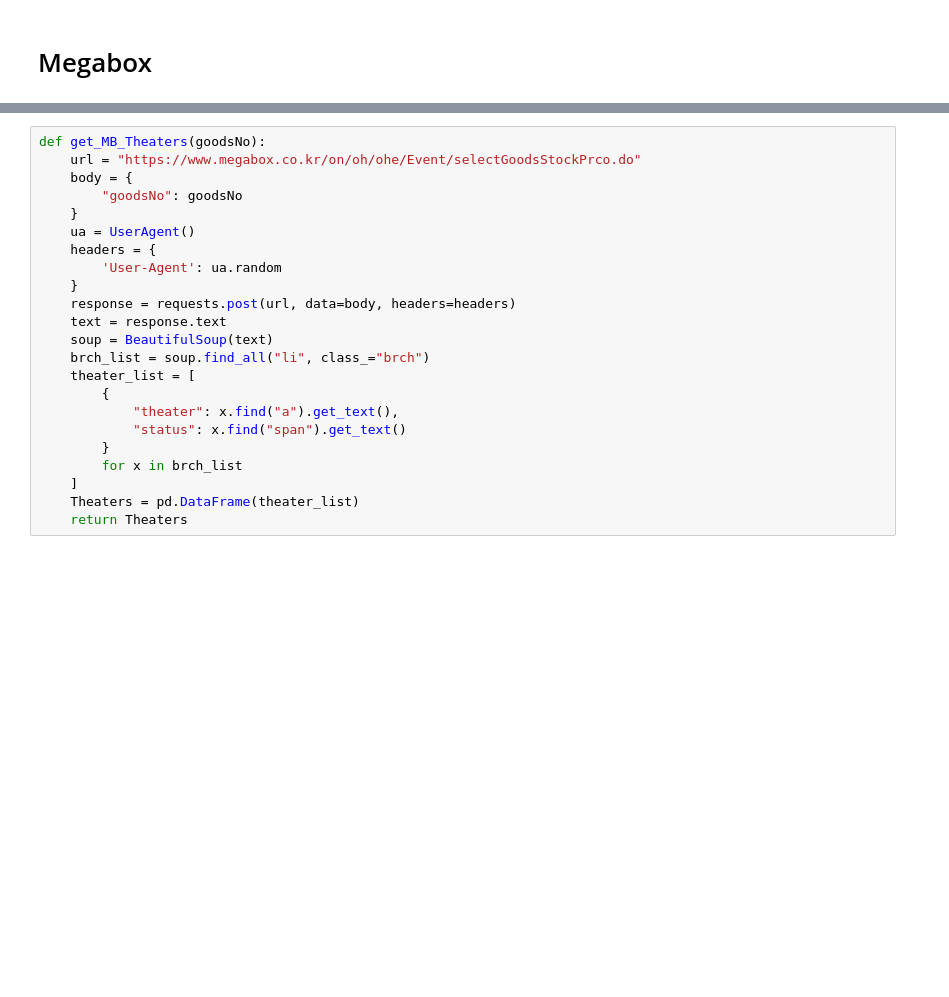
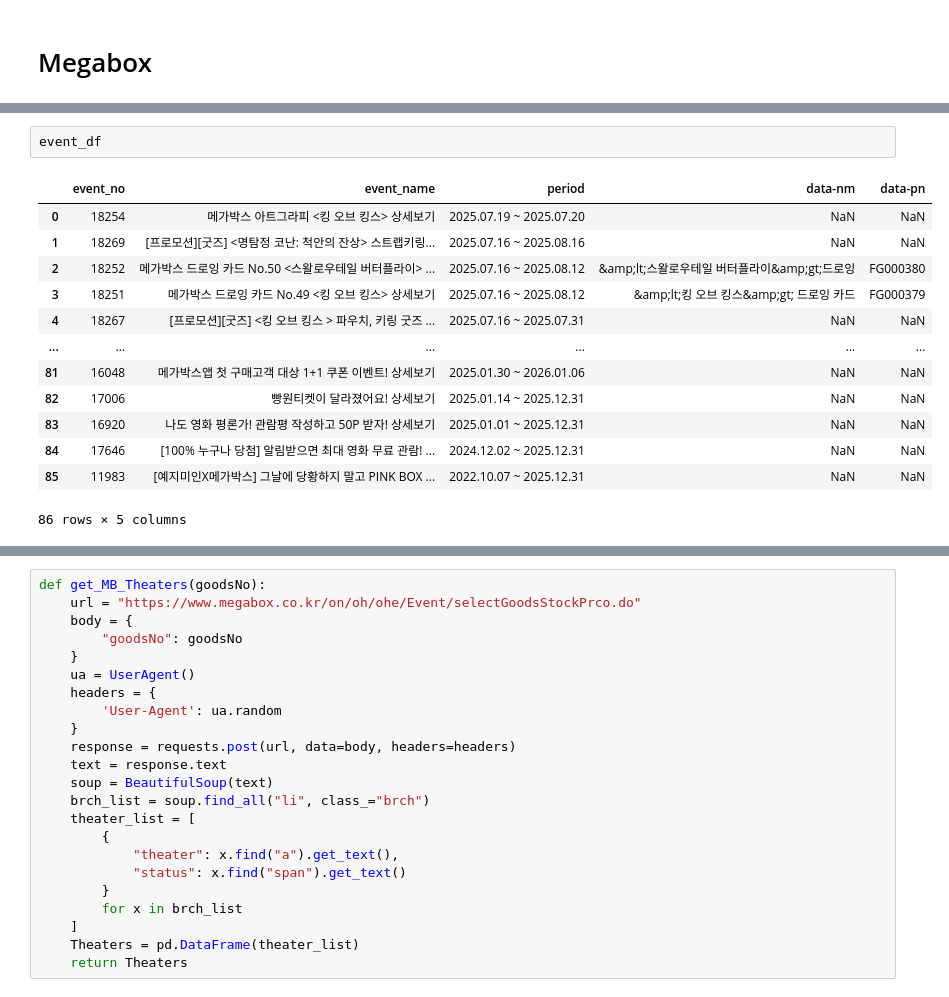
Before and after one commit to yu901/BoxOffice, a Jupyter notebook: notebook/movie goods.ipynb, the cells around one changed output, grey strips where cells are left out. Cells and saved outputs as stored; diff of their text form; blank space fills up the shorter version.

```diff
--- a/notebook/movie goods.ipynb
+++ b/notebook/movie goods.ipynb
@@ -685,0 +554,16 @@ event_df[~event_df['data-pn'].isna()].sort_values('data-pn')
+# %%
+event_df
+# %% [output]
+|  | event_no | event_name | period | data-nm | data-pn |
+| 0 | 18254 | 메가박스 아트그라피 <킹 오브 킹스> 상세보기 | 2025.07.19 ~ 2025.07.20 | NaN | NaN |
+| 1 | 18269 | [프로모션][굿즈] <명탐정 코난: 척안의 잔상> 스트랩키링... | 2025.07.16 ~ 2025.08.16 | NaN | NaN |
+| 2 | 18252 | 메가박스 드로잉 카드 No.50 <스왈로우테일 버터플라이> ... | 2025.07.16 ~ 2025.08.12 | &amp;lt;스왈로우테일 버터플라이&amp;gt;드로잉 | FG000380 |
+| 3 | 18251 | 메가박스 드로잉 카드 No.49 <킹 오브 킹스> 상세보기 | 2025.07.16 ~ 2025.08.12 | &amp;lt;킹 오브 킹스&amp;gt; 드로잉 카드 | FG000379 |
+| 4 | 18267 | [프로모션][굿즈] <킹 오브 킹스 > 파우치, 키링 굿즈 ... | 2025.07.16 ~ 2025.07.31 | NaN | NaN |
+| ... | ... | ... | ... | ... | ... |
+| 81 | 16048 | 메가박스앱 첫 구매고객 대상 1+1 쿠폰 이벤트! 상세보기 | 2025.01.30 ~ 2026.01.06 | NaN | NaN |
+| 82 | 17006 | 빵원티켓이 달라졌어요! 상세보기 | 2025.01.14 ~ 2025.12.31 | NaN | NaN |
+| 83 | 16920 | 나도 영화 평론가! 관람평 작성하고 50P 받자! 상세보기 | 2025.01.01 ~ 2025.12.31 | NaN | NaN |
+| 84 | 17646 | [100% 누구나 당첨] 알림받으면 최대 영화 무료 관람! ... | 2024.12.02 ~ 2025.12.31 | NaN | NaN |
+| 85 | 11983 | [예지미인X메가박스] 그날에 당황하지 말고 PINK BOX ... | 2022.10.07 ~ 2025.12.31 | NaN | NaN |
+86 rows × 5 columns
```
Also changed, not shown: parts of 19 cells of this notebook, 3 other files.
